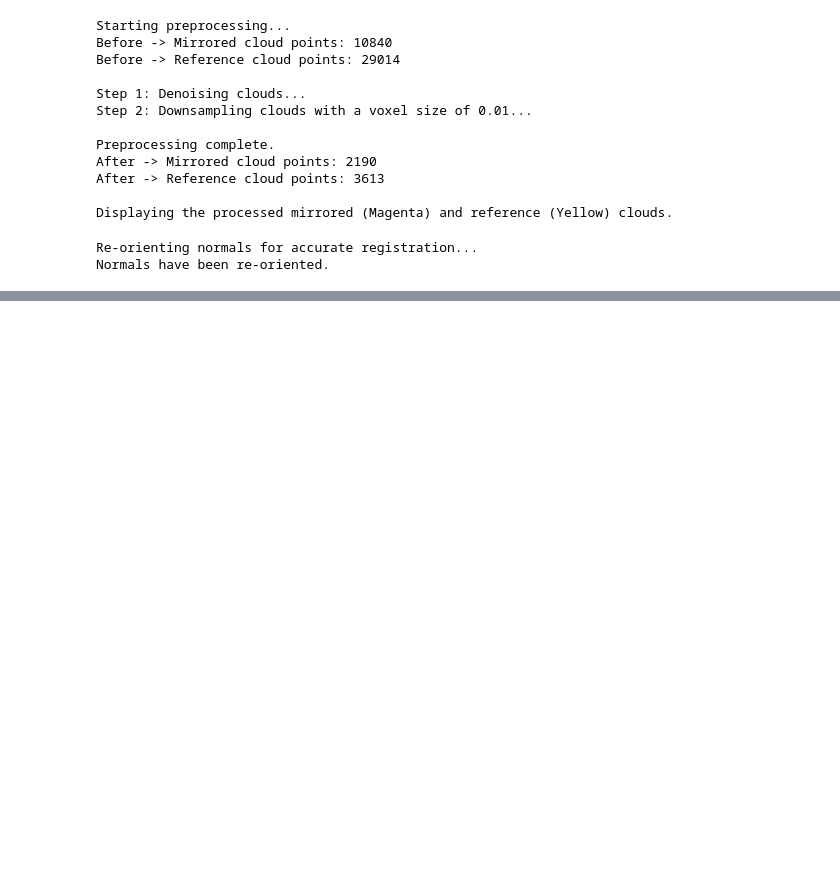
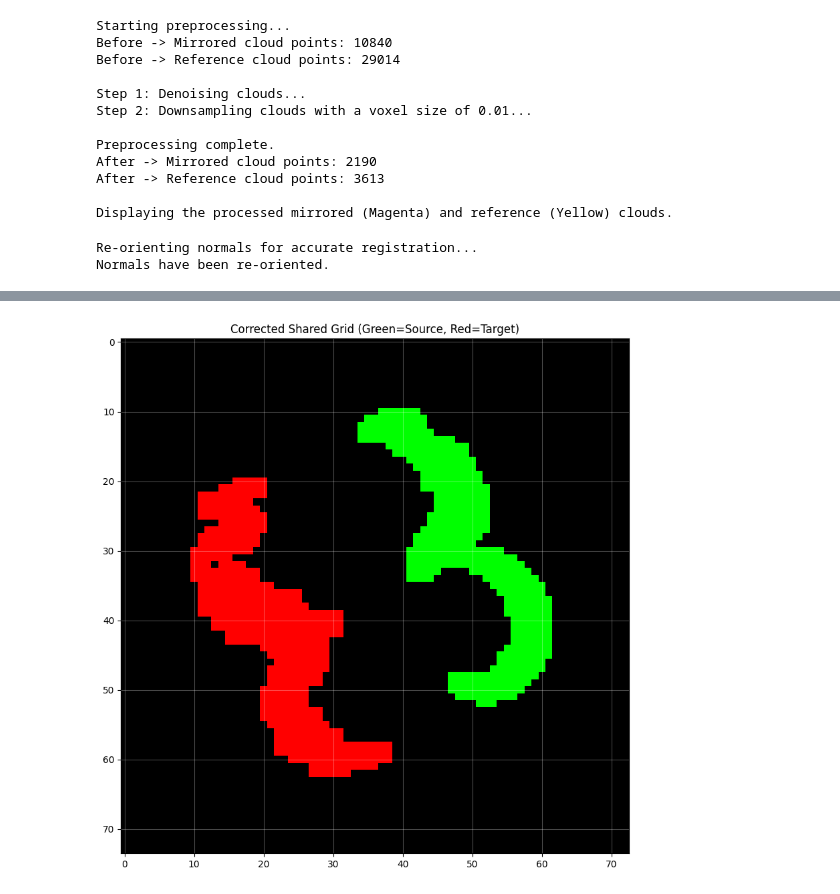
Before and after one commit to f3n-f3n/project--thesis, a Jupyter notebook: mirrormethod.ipynb, the cells around one changed output, grey strips where cells are left out. Saved outputs shown, nothing was run; the diff lists cells and outputs as text; code cells hidden in the pictures; blank space fills up the shorter version.

```diff
--- a/mirrormethod.ipynb
+++ b/mirrormethod.ipynb
@@ -600,0 +784,82 @@ Inlier RMSE: 0.0030
+# %%
+# --- 20. Rasterize to SHARED Grid, Clean, and Visualize ---
+import cv2
+import matplotlib.pyplot as plt
+import numpy as np
+
+# --- 1. Global Setup (CRITICAL CHANGE) ---
+# We calculate the bounds based on BOTH clouds so they share a coordinate system.
+all_points = np.vstack((src_points_2d, tgt_points_2d))
+global_min = np.min(all_points, axis=0)
+global_max = np.max(all_points, axis=0)
+
+print(f"Global Origin (Min X,Y): {global_min}")
+print(f"Global Extent (Max X,Y): {global_max}")
+
+def points_to_shared_grid(points, global_min_xy, global_max_xy, res=0.005, padding=10):
+    """Converts points to a grid using a FIXED global origin."""
+    # Grid dimensions depend on the global range, not the individual cloud
+    range_xy = global_max_xy - global_min_xy
+    grid_w = int(range_xy[0] / res) + 1 + (padding * 2)
+    grid_h = int(range_xy[1] / res) + 1 + (padding * 2)
+
+    grid = np.zeros((grid_h, grid_w), dtype=np.uint8)
+
+    # Shift points relative to the GLOBAL min
+    shifted_points = points - global_min_xy
+    pixels = (shifted_points / res).astype(int)
+
+    # Clip and Draw
+    p_x = np.clip(pixels[:, 0] + padding, 0, grid_w - 1)
+    p_y = np.clip(pixels[:, 1] + padding, 0, grid_h - 1)
+    grid[p_y, p_x] = 255
+
+    return grid, grid_w, grid_h, padding
+
+# --- 2. Create Images on Shared Grid ---
+resolution = 0.0051
+# We ignore the individual 'min_src'/'min_tgt' now. We only care about global_min.
+img_src, w, h, padding = points_to_shared_grid(src_points_2d, global_min, global_max, resolution)
+img_tgt, _, _, _       = points_to_shared_grid(tgt_points_2d, global_min, global_max, resolution)
+
+# --- 3. Apply "Break & Isolate" Processing ---
+# Parameters
+kernel = np.ones((3, 3), np.uint8)
+break_bridge_iterations = 1
+
+def process_mask(img):
+    # A. Clean Noise (Opening)
+    img = cv2.morphologyEx(img, cv2.MORPH_OPEN, kernel, iterations=1)
+
+    # B. Break Bridges (Erosion)
+    img = cv2.erode(img, kernel, iterations=break_bridge_iterations)
+
+    # C. Keep Largest Object (Isolate)
+    contours, _ = cv2.findContours(img, cv2.RETR_EXTERNAL, cv2.CHAIN_APPROX_SIMPLE)
+    if contours:
+        largest = max(contours, key=cv2.contourArea)
+        new_mask = np.zeros_like(img)
+        cv2.drawContours(new_mask, [largest], -1, 255, thickness=cv2.FILLED)
+        img = new_mask
+
+    # D. Restore Size (Dilation)
+    img = cv2.dilate(img, kernel, iterations=break_bridge_iterations)
+    return img
+
+print("Processing Source mask...")
+img_src_processed = process_mask(img_src)
+print("Processing Target mask...")
+img_tgt_processed = process_mask(img_tgt)
+
+# --- 4. Visualize Alignment ---
+combined_img = np.zeros((h, w, 3), dtype=np.uint8)
+combined_img[:, :, 2] = img_tgt_processed # Red (Target)
+combined_img[:, :, 1] = img_src_processed # Green (Source)
+# Yellow = Overlap
+
+plt.figure(figsize=(10, 10))
+plt.title("Corrected Shared Grid (Green=Source, Red=Target)")
+plt.imshow(cv2.cvtColor(combined_img, cv2.COLOR_BGR2RGB))
+plt.grid(True, color='white', alpha=0.3)
+plt.show()
+# %% [output]
@@ -600,0 +870 @@ Inlier RMSE: 0.0030
+[figure, added]
```
Also changed, not shown: parts of 21 cells of this notebook, 3 other files.
